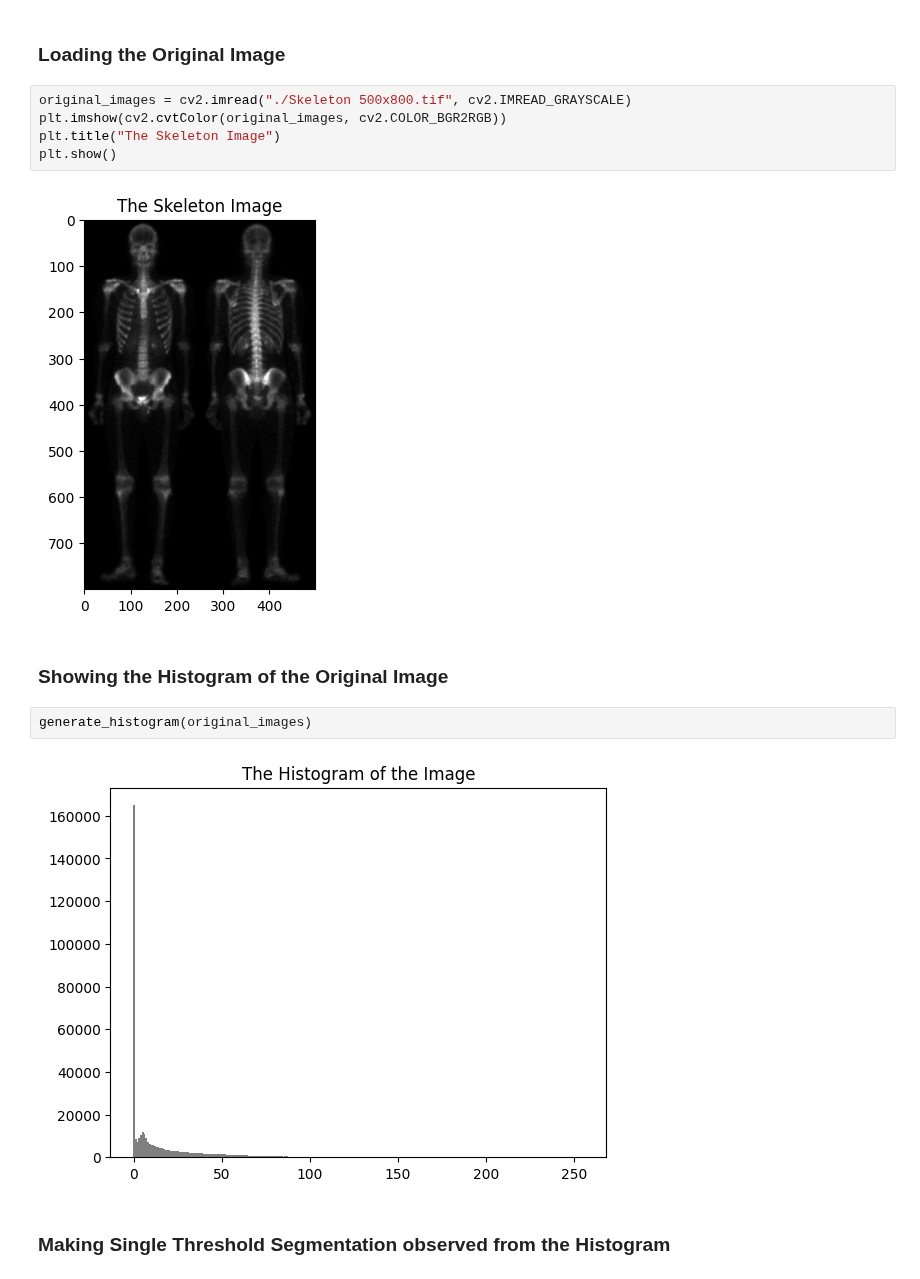
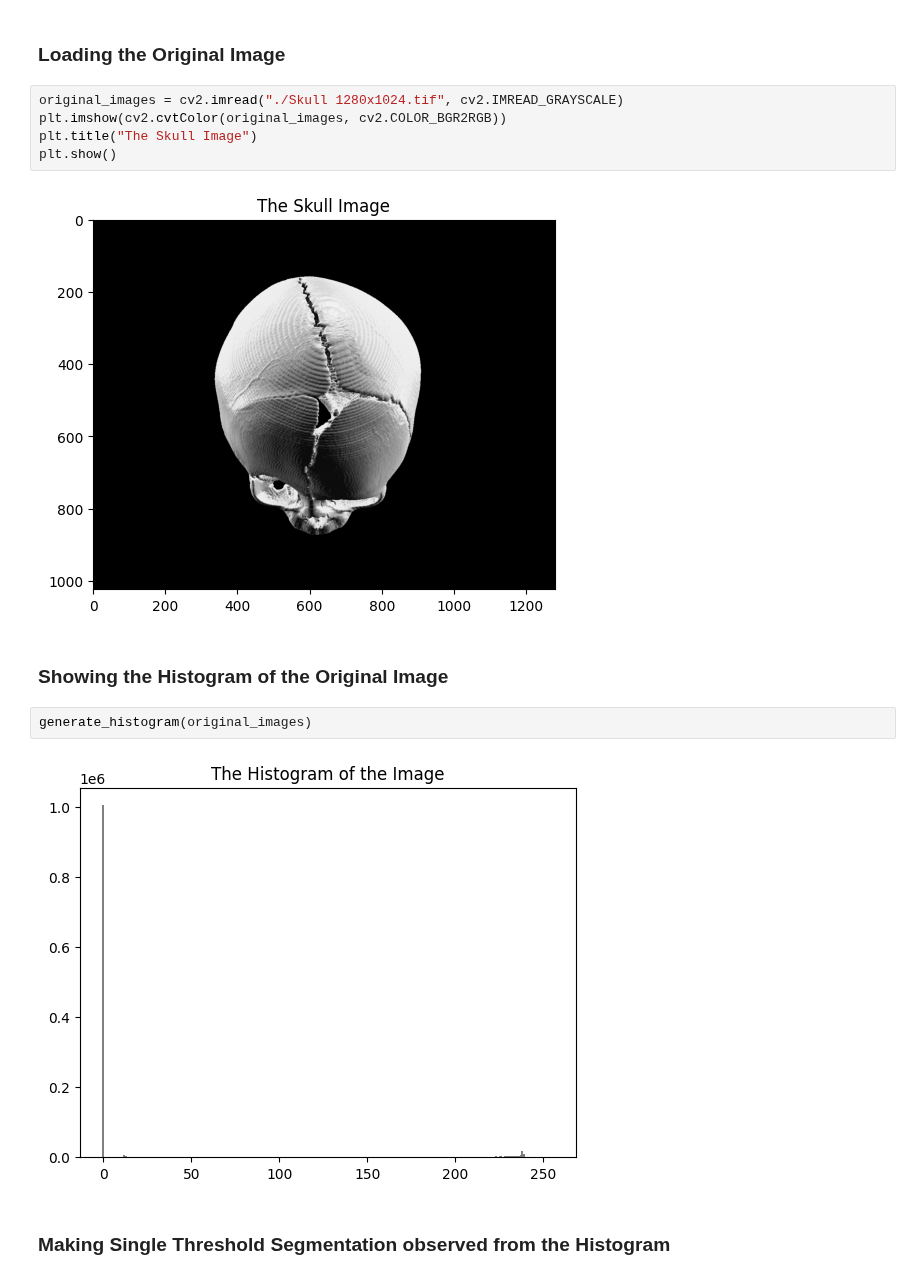
Before and after one commit to ahnafshahrear/Digital-Image-Processing-Lab, a Jupyter notebook: Task 1 - Resolution, Histogram & Thresholding/1(c) Histogram & Segmentation.ipynb, the cells around one changed output. Saved outputs shown, nothing was run; the diff lists cells and outputs as text.

Commit message:
Skull 1280x1024 updated

```diff
--- a/Task 1 - Resolution, Histogram & Thresholding/1(c) Histogram & Segmentation.ipynb
+++ b/Task 1 - Resolution, Histogram & Thresholding/1(c) Histogram & Segmentation.ipynb
@@ -23,18 +23,18 @@ def generate_histogram(image):
 # %% [markdown]
 ### Loading the Original Image
 # %%
-original_images = cv2.imread("./Skeleton 500x800.tif", cv2.IMREAD_GRAYSCALE)
+original_images = cv2.imread("./Skull 1280x1024.tif", cv2.IMREAD_GRAYSCALE)
 plt.imshow(cv2.cvtColor(original_images, cv2.COLOR_BGR2RGB))
-plt.title("The Skeleton Image")
+plt.title("The Skull Image")
 plt.show()
 # %% [output]
-[figure, old version]
+[figure, new version]
 # %% [markdown]
 ### Showing the Histogram of the Original Image
 # %%
 generate_histogram(original_images)
 # %% [output]
-[figure, old version]
+[figure, new version]
 # %% [markdown]
 ### Making Single Threshold Segmentation observed from the Histogram
 # %%
```
Also changed, not shown: parts of 1 cell of this notebook, 1 other file.
